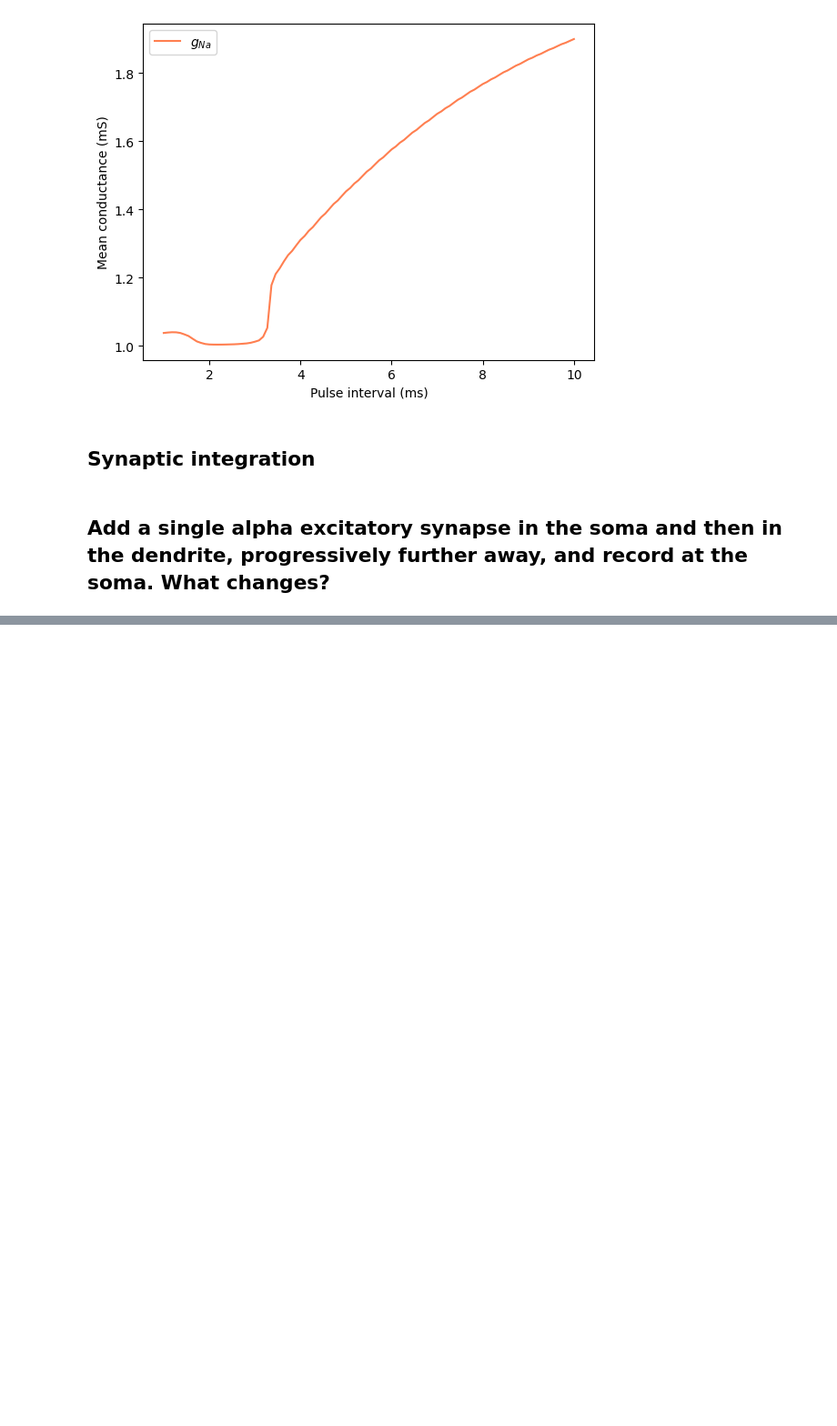
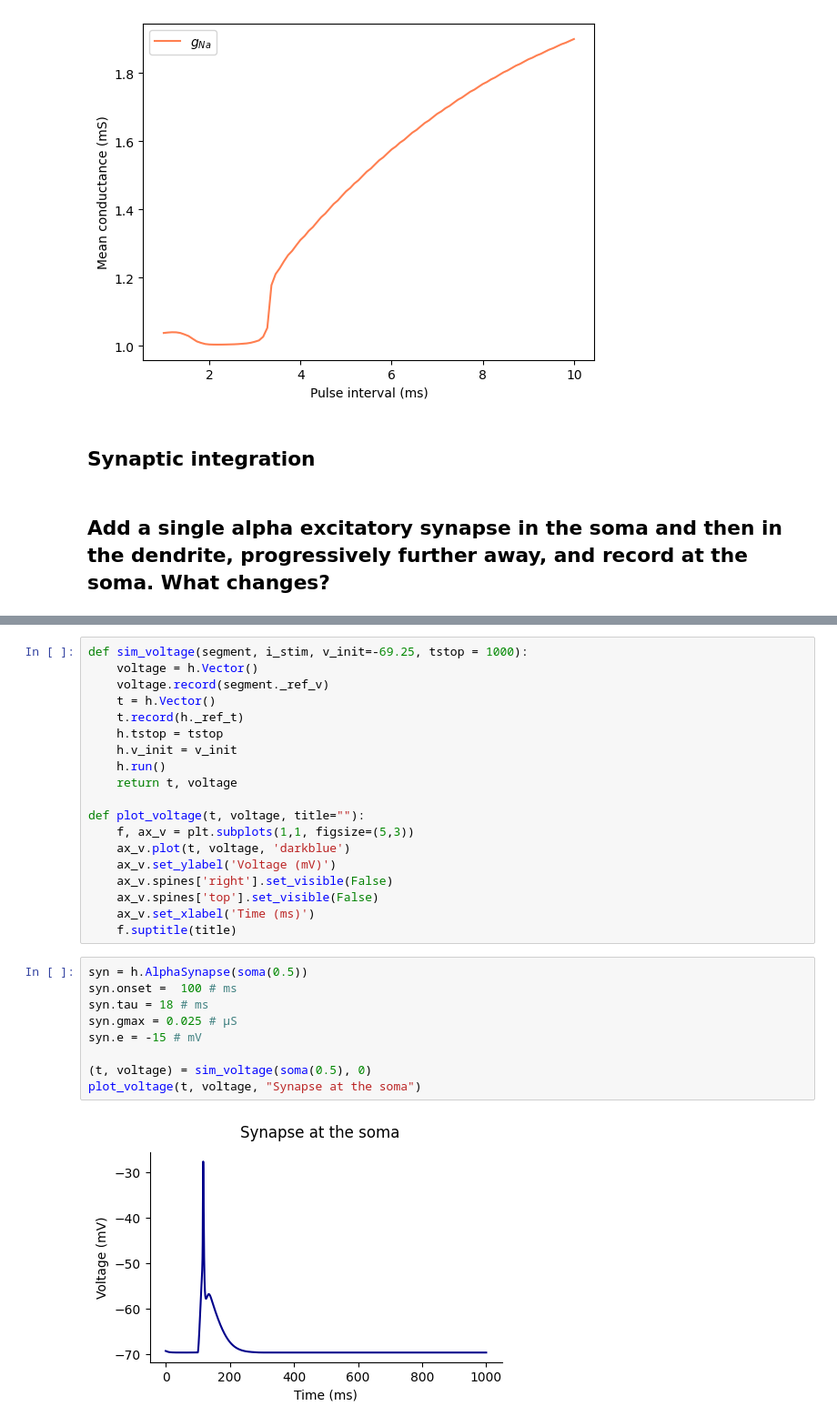
Before and after one commit to mkollo/NEURON_DEMO, a Jupyter notebook: NEURON_demo.ipynb, the cells around one changed output, grey strips where cells are left out. Shown at 91% size. Cells and saved outputs as stored; diff of their text form; blank space fills up the shorter version.

Commit message:
Alpha synapse

```diff
--- a/NEURON_demo.ipynb
+++ b/NEURON_demo.ipynb
@@ -525,0 +529,30 @@ plot_voltage_response(t, voltage, current, "Big cell with HH axon and passive so
+# %%
+def sim_voltage(segment, i_stim, v_init=-69.25, tstop = 1000):
+    voltage = h.Vector()
+    voltage.record(segment._ref_v)
+    t = h.Vector()
+    t.record(h._ref_t)
+    h.tstop = tstop
+    h.v_init = v_init
+    h.run()
+    return t, voltage
+
+def plot_voltage(t, voltage, title=""):
+    f, ax_v = plt.subplots(1,1, figsize=(5,3))
+    ax_v.plot(t, voltage, 'darkblue')
+    ax_v.set_ylabel('Voltage (mV)')
+    ax_v.spines['right'].set_visible(False)
+    ax_v.spines['top'].set_visible(False)
+    ax_v.set_xlabel('Time (ms)')
+    f.suptitle(title)
+# %%
+syn = h.AlphaSynapse(soma(0.5))
+syn.onset =  100 # ms
+syn.tau = 18 # ms
+syn.gmax = 0.025 # µS
+syn.e = -15 # mV
+
+(t, voltage) = sim_voltage(soma(0.5), 0)
+plot_voltage(t, voltage, "Synapse at the soma")
+# %% [output]
+[figure, added]
```
Also changed, not shown: parts of 19 cells of this notebook.
